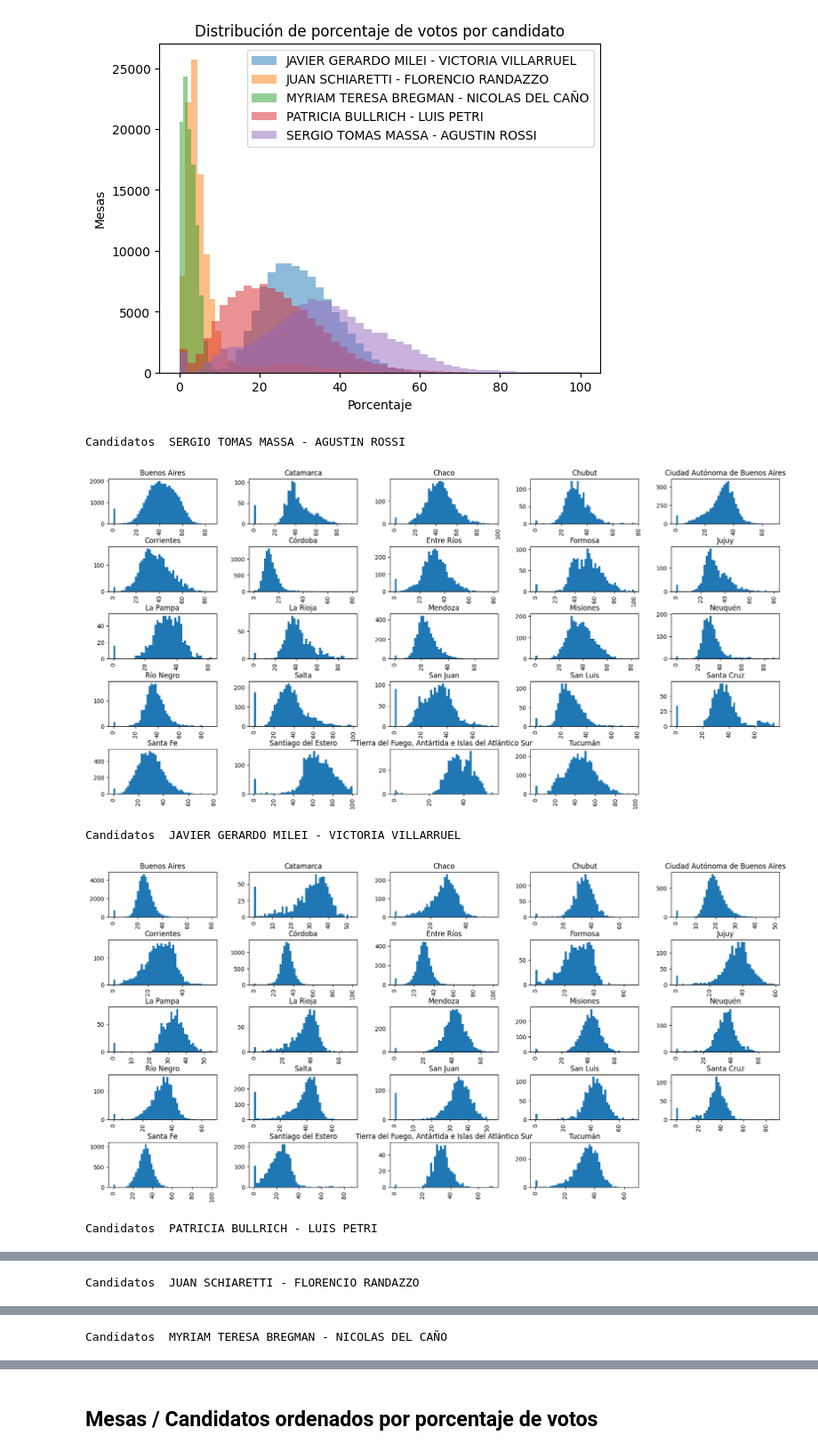
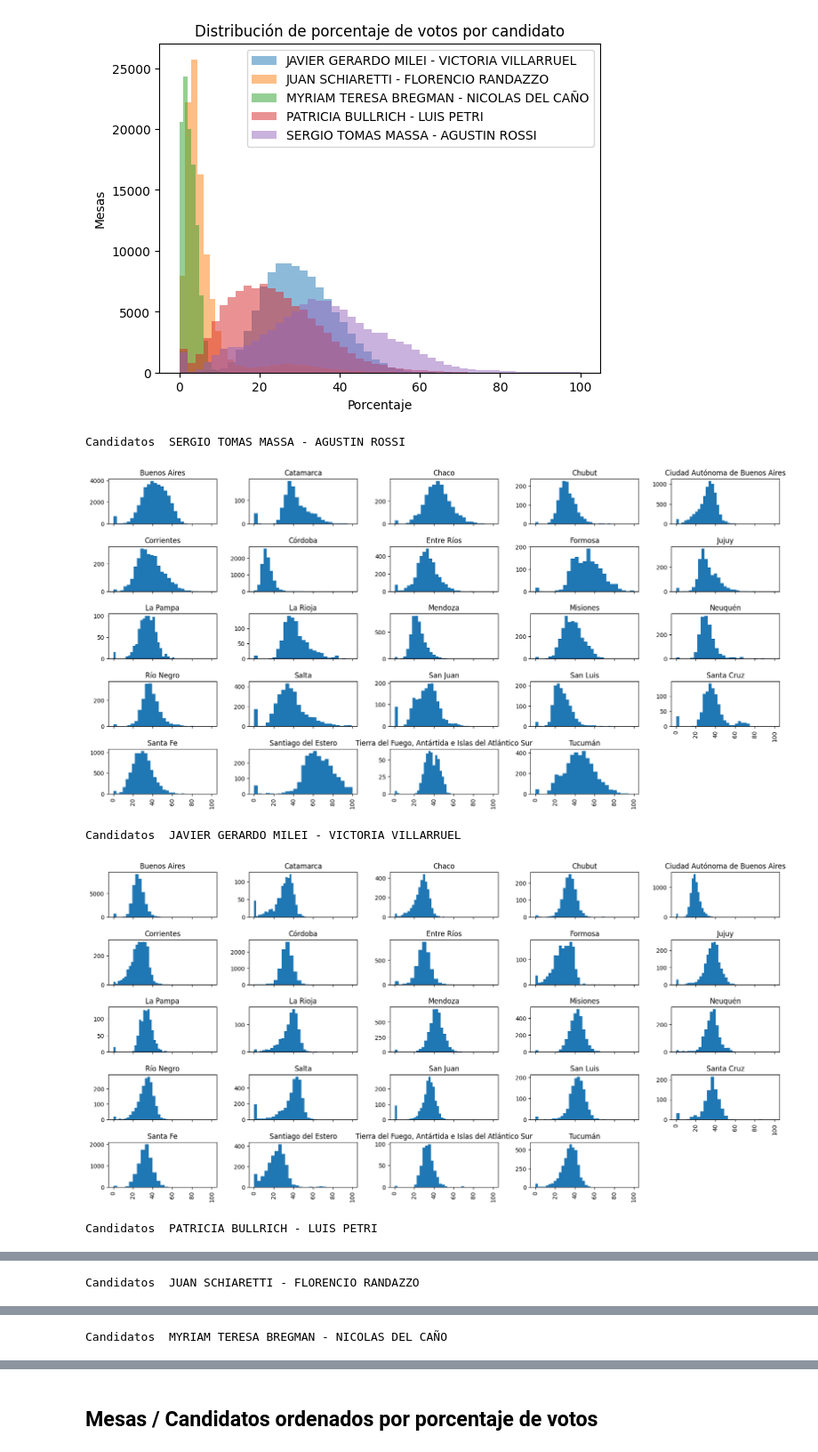
Before and after one commit to leonardoaranda/presidenciales-2023, a Jupyter notebook: notebooks/votos.ipynb, the cells around one changed output, grey strips where cells are left out. Shown at 89% size. Drawn from its saved outputs; the diff is of its cells as text; code cells hidden in the pictures.

Commit message:
sharex

```diff
--- a/notebooks/votos.ipynb
+++ b/notebooks/votos.ipynb
@@ -72,12 +72,12 @@ Name: partido_perc, dtype: object
 [figure]
 # %%
 for candidato in votos['partido_candidatos'].unique():
-    votos[votos['partido_candidatos'] == candidato].hist('partido_perc', by='level_2', figsize=(20, 10), bins=50)
+    votos[votos['partido_candidatos'] == candidato].hist('partido_perc', by='level_2', figsize=(20, 10), bins=25, sharex=True)
     print('Candidatos ', candidato)
     pyplot.show()
 # %% [output]
 Candidatos  SERGIO TOMAS MASSA - AGUSTIN ROSSI
-[figure, old version]
+[figure, new version]
 Candidatos  JAVIER GERARDO MILEI - VICTORIA VILLARRUEL
-[figure, old version]
+[figure, new version]
 Candidatos  PATRICIA BULLRICH - LUIS PETRI
```
Also changed, not shown: parts of 1 cell of this notebook.
